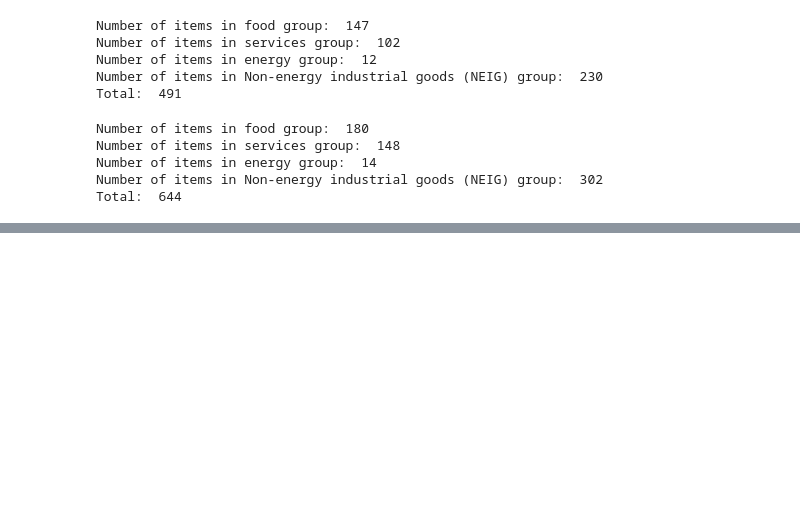
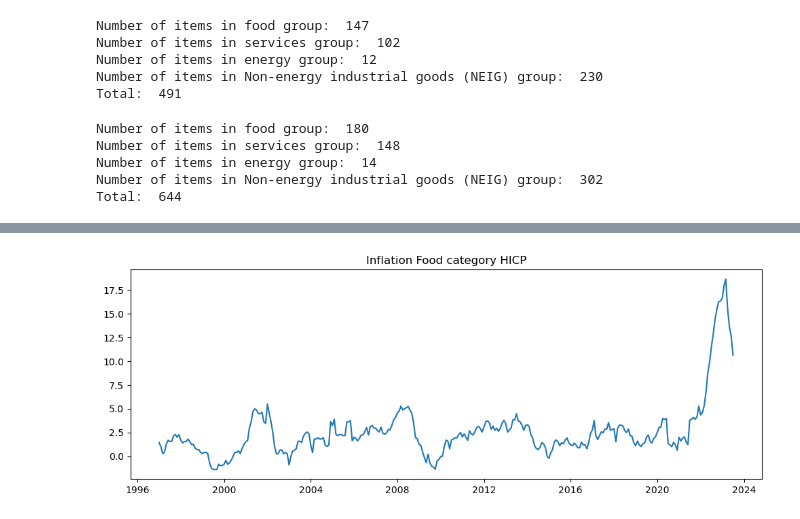
Before and after one commit to lamlam98765/thesis_code, a Jupyter notebook: main/HICP_all_preprocessed.ipynb, the cells around one changed output, grey strips where cells are left out. Cells and saved outputs as stored; diff of their text form; code cells hidden in the pictures; blank space fills up the shorter version.

```diff
--- a/main/HICP_all_preprocessed.ipynb
+++ b/main/HICP_all_preprocessed.ipynb
@@ -181,0 +266,6 @@ Total:  644
+# %%
+food_inf_yoy = transform_yoy_rate(food_df)
+data_viz(food_inf_yoy, title= 'Inflation Food category HICP')
+food_inf_yoy.to_csv('data/preprocessed/food_yoy_infl.csv')
+# %% [output]
+[figure, added]
```
Also changed, not shown: parts of 16 cells of this notebook, 1 other file.
